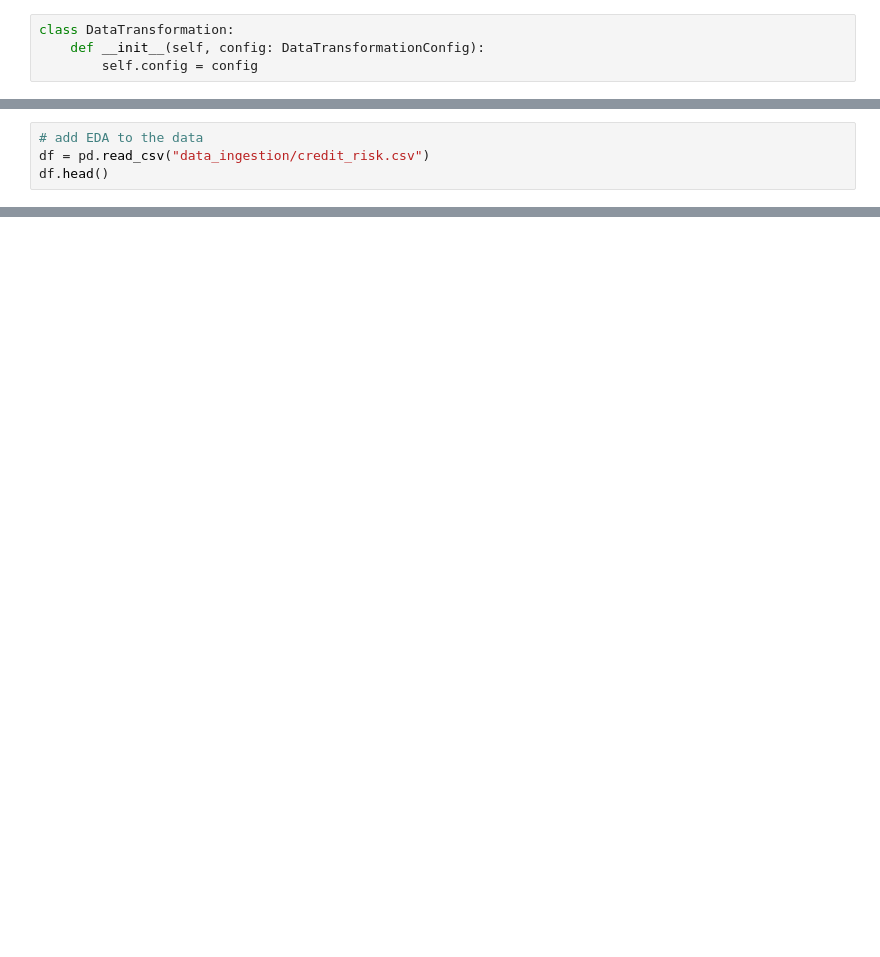
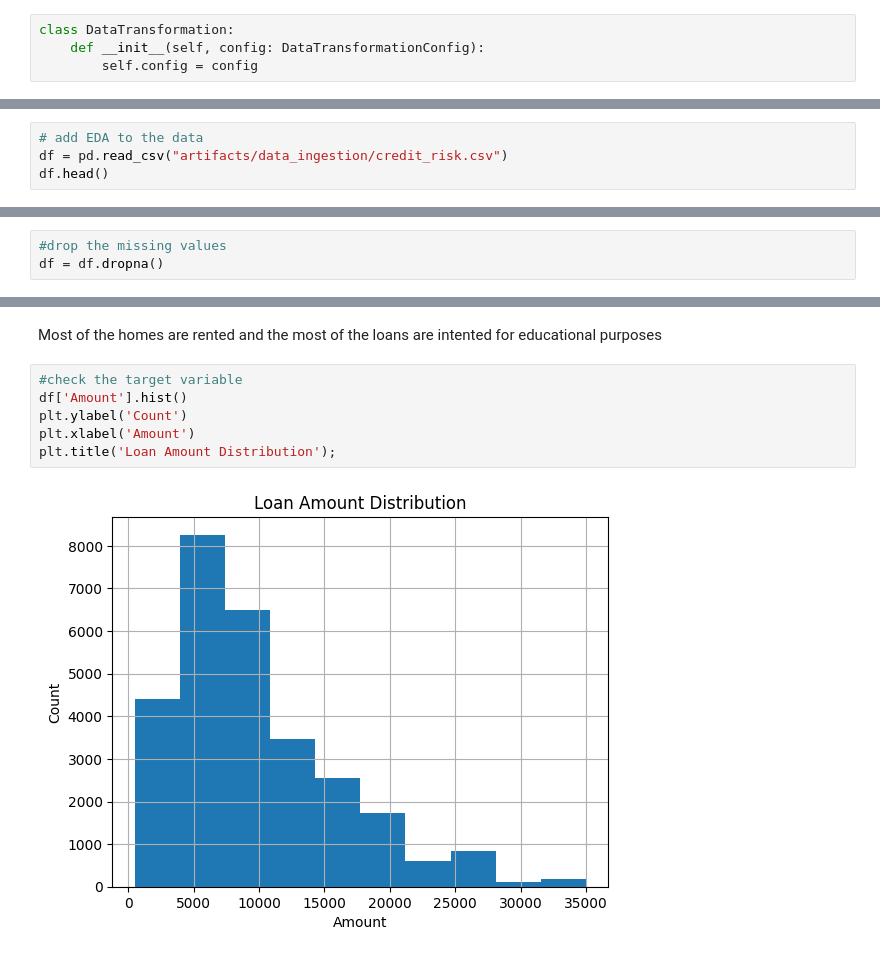
Before and after one commit to richardmukechiwa/Loan-Amount-Prediction, a Jupyter notebook: research/03_data_transformation.ipynb, the cells around one changed output, grey strips where cells are left out. Drawn from its saved outputs; the diff is of its cells as text; blank space fills up the shorter version.

Commit message:
Data transformation added

```diff
--- a/research/03_data_transformation.ipynb
+++ b/research/03_data_transformation.ipynb
@@ -61,5 +67,5 @@ class DataTransformation:
 # %%
 # add EDA to the data
-df = pd.read_csv("data_ingestion/credit_risk.csv")
+df = pd.read_csv("artifacts/data_ingestion/credit_risk.csv")
 df.head()
 # %% [output]
@@ -66,0 +120,3 @@ FileNotFoundError: [Errno 2] No such file or directory: 'data_ingestion/credit_r
+# %%
+#drop the missing values
+df = df.dropna()
@@ -66,0 +162,10 @@ FileNotFoundError: [Errno 2] No such file or directory: 'data_ingestion/credit_r
+# %% [markdown]
+Most of the homes are rented and the most of the loans are intented for educational purposes
+# %%
+#check the target variable
+df['Amount'].hist()
+plt.ylabel('Count')
+plt.xlabel('Amount')
+plt.title('Loan Amount Distribution');
+# %% [output]
+[figure, added]
```
Also changed, not shown: parts of 31 cells of this notebook, 7 other files.
